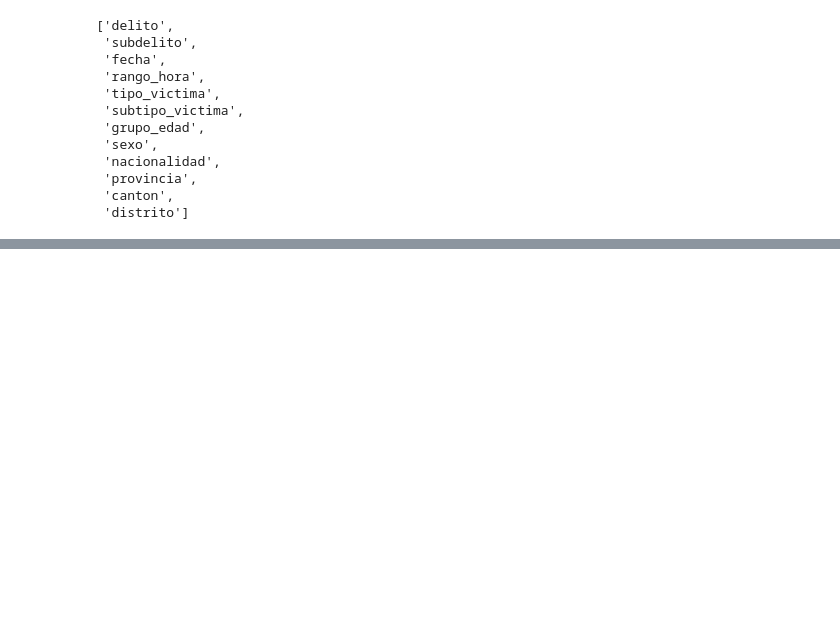
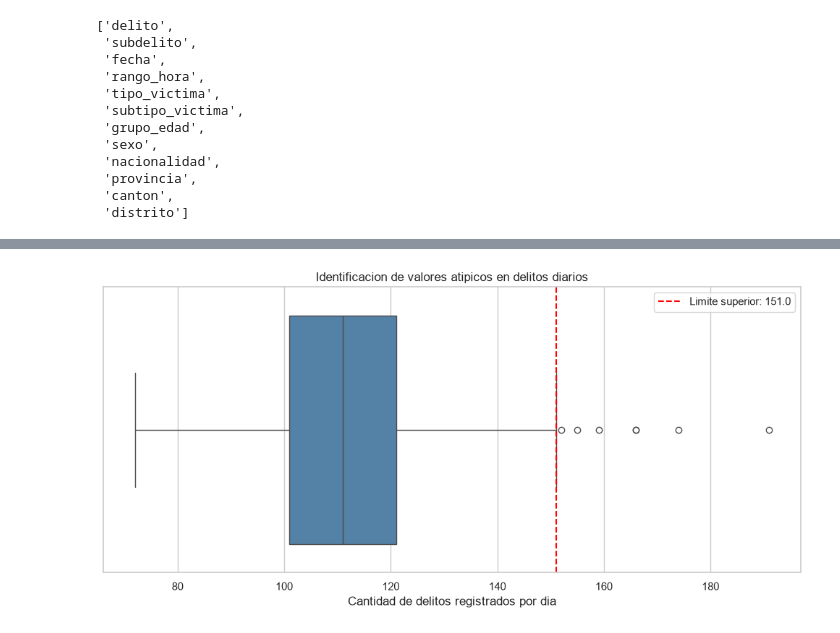
Before and after one commit to xaviferzun/lab4-mineria, a Jupyter notebook: lab4_IC2025.ipynb, the cells around one changed output, grey strips where cells are left out. Drawn from its saved outputs; the diff is of its cells as text; code cells hidden in the pictures; blank space fills up the shorter version.

```diff
--- a/lab4_IC2025.ipynb
+++ b/lab4_IC2025.ipynb
@@ -197,0 +289,9 @@ df.columns.tolist()
+# %%
+# Contar la cantidad de delitos registrados por fecha
+conteo_diario = df.groupby("fecha").size()
+
+# Crear una columna con el total de delitos de cada día
+df["delitos_dia"] = df["fecha"].map(conteo_diario)
+
+# Mostrar las estadísticas de la nueva variable
+print(df["delitos_dia"].describe())
@@ -197,0 +352,23 @@ df.columns.tolist()
+# %%
+# Diagrama de caja para identificar valores atipicos
+plt.figure(figsize=(10, 5))
+
+sns.boxplot(
+    x=conteo_diario,
+    color="steelblue"
+)
+
+plt.axvline(
+    limite_superior,
+    color="red",
+    linestyle="--",
+    label=f"Limite superior: {limite_superior}"
+)
+
+plt.title("Identificacion de valores atipicos en delitos diarios")
+plt.xlabel("Cantidad de delitos registrados por dia")
+plt.legend()
+plt.tight_layout()
+plt.show()
+# %% [output]
+[figure, added]
```
Also changed, not shown: parts of 18 cells of this notebook.
